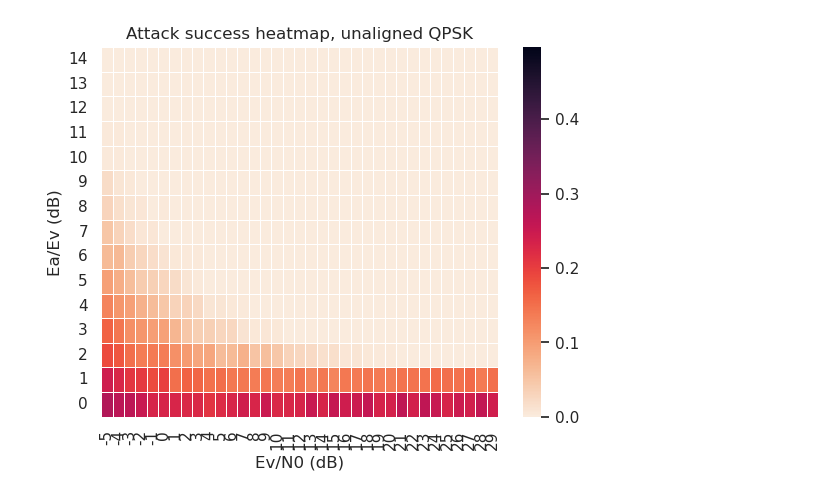
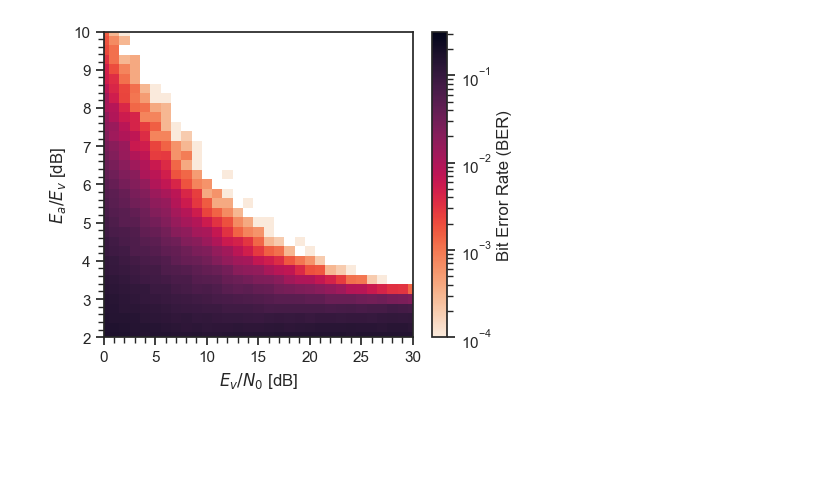
Before and after one commit to ssloxford/satellite-spoofing-a-z, a Jupyter notebook: overshadow_factor/theoretical/Untitled.ipynb, the cells around one changed output. Saved outputs shown, nothing was run; the diff lists cells and outputs as text; code cells hidden in the pictures; blank space fills up the shorter version.

```diff
--- a/overshadow_factor/theoretical/Untitled.ipynb
+++ b/overshadow_factor/theoretical/Untitled.ipynb
@@ -5,12 +5,14 @@ from scipy.interpolate import make_interp_spline, BSpline
 import matplotlib.pyplot as plt
 import seaborn as sns
 import importlib
+import matplotlib.colors
 
 import coding
 import overshadowing_ber
+from overshadowing_ber import *
+
+from tqdm import tqdm
 
 import datetime
 
 from matplotlib.colors import LogNorm
-
-sns.set_theme()
@@ -237,7 +274,7 @@ M = 4 # M-PSK
 
 #f = lambda x: 1/(np.log10(x)*10)
 
-f = lambda x: 1/(10**(x/10))
+f = lambda x: 1/(10**(x/20))
 
 
 
@@ -677,11 +719,12 @@ plt.show()
 # Calculate attacker-to-victim ratio against victim-to-noise ratio, with each point being coloured according to bit error rate
 
 # Values of victim-to-noise and attacker-to-victim to range over
-EvN0dBs = np.arange(-30, 30, 1)
-EaEvdBs = np.arange(0, 30, 1)
+EvN0dBs = np.arange(0, 30.1, 1)
+EaEvdBs = np.arange(-2, 12.1, 0.25)
+grid_plot_extent = [0-1/2,30+1/2,-2-0.25/2,12+0.25/2]
 
-Ms = [2, 4, 8, 16] # M-PSK
-N = int(1E3) # number of samples for each run
+Ms = [4] # M-PSK
+N = int(5E3) # number of samples for each run
 
 psk_EaEvNo_results = {}
 
@@ -690,7 +733,7 @@ for M in Ms:
     bers = []
     for EaEvdB in EaEvdBs:
         bers_inner = []
-        a = 1/(10**(EaEvdB/10))
+        a = 1/(10**(EaEvdB/20))
         for EvN0dB in EvN0dBs:
             EaN0dB = EvN0dB + EaEvdB
             ber = run_simulation(
@@ -709,7 +752,7 @@ for M in Ms:
     aligned_bers = []
     for EaEvdB in EaEvdBs:
         bers_inner = []
-        a = 1/(10**(EaEvdB/10))
+        a = 1/(10**(EaEvdB/20))
         for EvN0dB in EvN0dBs:
             EaN0dB = EvN0dB + EaEvdB
             ber = run_simulation(
@@ -798,16 +844,23 @@ NameError: name 'psk_EaEvNo_results' is not defined
 # %%
-ax = sns.heatmap(psk_EaEvNo_results[4]["unaligned_bers"], linewidth=0.5, xticklabels=EvN0dBs, yticklabels=EaEvdBs, cmap=sns.cm.rocket_r)
+plt.figure(figsize=(5,4))
+plt.imshow(psk_EaEvNo_results[4]["unaligned_bers"], cmap=sns.cm.rocket_r, extent=grid_plot_extent, origin="lower", aspect="auto", norm=matplotlib.colors.LogNorm())
+cbar = plt.colorbar()
+cbar.set_label("Bit Error Rate (BER)")
+#ax = sns.heatmap(, linewidth=0.5, xticklabels=EvN0dBs, yticklabels=EaEvdBs, )
 #norm=LogNorm(),
-ax.title.set_text("Attack success heatmap, unaligned QPSK")
-ax.invert_yaxis()
-plt.xlabel('Ev/N0 (dB)')
-plt.ylabel('Ea/Ev (dB)')
-plt.setp(ax, xlim=[25, 60])
-plt.setp(ax, ylim=[0, 15])
+#plt.title("Bit error rate, unaligned QPSK")
+plt.xlabel('$E_v/N_0$ [dB]')
+plt.ylabel('$E_a/E_v$ [dB]')
+plt.xlim(0, 30)
+plt.ylim(2, 10)
+
+plt.tight_layout()
+
+plt.savefig("noisy_attack_qpsk_unaligned.pdf", bbox_inches='tight')
 
 plt.show()
 # %% [output]
-[figure, old version]
+[figure, new version]
 # %%
 # Plot the PSK graphs for each threshold
 
```
Also changed, not shown: parts of 24 cells of this notebook, 12 other files.
